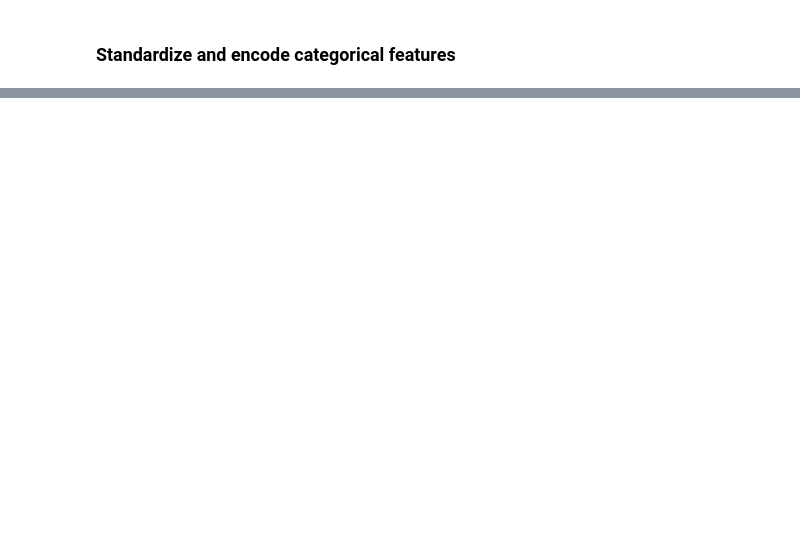
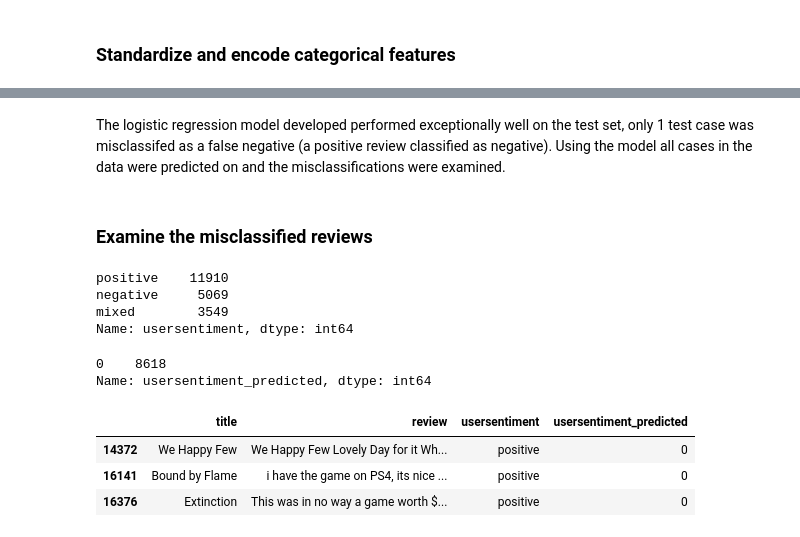
Before and after one commit to filiaguilar/Springboard-DS, a Jupyter notebook: Capstone 2/Pre-processing and Modeling.ipynb, the cells around one changed output, grey strips where cells are left out. Saved outputs shown, nothing was run; the diff lists cells and outputs as text; code cells hidden in the pictures; blank space fills up the shorter version.

```diff
--- a/Capstone 2/Pre-processing and Modeling.ipynb
+++ b/Capstone 2/Pre-processing and Modeling.ipynb
@@ -151,0 +268,4 @@ print(clf.best_params_)
+# %%
+# Split new predictors and target variable into new test and train sets
+X = predictors
+X_train, X_test, y_train, y_test = train_test_split(X, y, test_size=0.25, random_state=1)
@@ -151,0 +294,13 @@ print(clf.best_params_)
+# %%
+# Instantiate the model
+svc = LinearSVC()
+
+# Create grid search cross validation pipeline classifier with scoring roc-auc
+svc_clf = GridSearchCV(svc, param_grid=param_grid, cv=3, scoring='roc_auc')
+
+# Train the classifier
+svc_clf.fit(X_train, y_train)
+
+# Print the tuned parameters and score
+print("Best min_df parameter for the linear SVC classifier is {}".format(svc_clf.best_params_))
+print("Best AUC-ROC score is {}".format(svc_clf.best_score_))
@@ -151,0 +494,33 @@ print(clf.best_params_)
+# %% [markdown]
+The logistic regression model developed performed exceptionally well on the test set, only 1 test case was misclassifed as a false negative (a positive review classified as negative). Using the model all cases in the data were predicted on and the misclassifications were examined.
+# %% [markdown]
+### Examine the misclassified reviews
+# %%
+# Add new column of predicted user sentiments by the Logistic Regression model
+df['usersentiment_predicted'] = lr.predict(X)
+
+# Check the value counts of all user sentiment as sanity check when looking at misclassifications
+df.usersentiment.value_counts()
+# %% [output]
+positive    11910
+negative     5069
+mixed        3549
+Name: usersentiment, dtype: int64
+# %%
+# Collect all negative and mixed reviews to double check none were predicted as positive
+neg_reviews = df[df.usersentiment != 'positive'].loc[:,['title','usersentiment_predicted','review']]
+neg_reviews.usersentiment_predicted.value_counts()
+# %% [output]
+0    8618
+Name: usersentiment_predicted, dtype: int64
+# %%
+# Collect all positive reviews and check which were misclassified
+pos_reviews = df[df.usersentiment == 'positive'].loc[:,['title','review','usersentiment', 'usersentiment_predicted']]
+misclassifications = pos_reviews[pos_reviews.usersentiment_predicted == 0]
+
+misclassifications.head()
+# %% [output]
+|  | title | review | usersentiment | usersentiment_predicted |
+| 14372 | We Happy Few | We Happy Few Lovely Day for it Wh... | positive | 0 |
+| 16141 | Bound by Flame | i have the game on PS4, its nice ... | positive | 0 |
+| 16376 | Extinction | This was in no way a game worth $... | positive | 0 |
```
Also changed, not shown: parts of 33 cells of this notebook.
